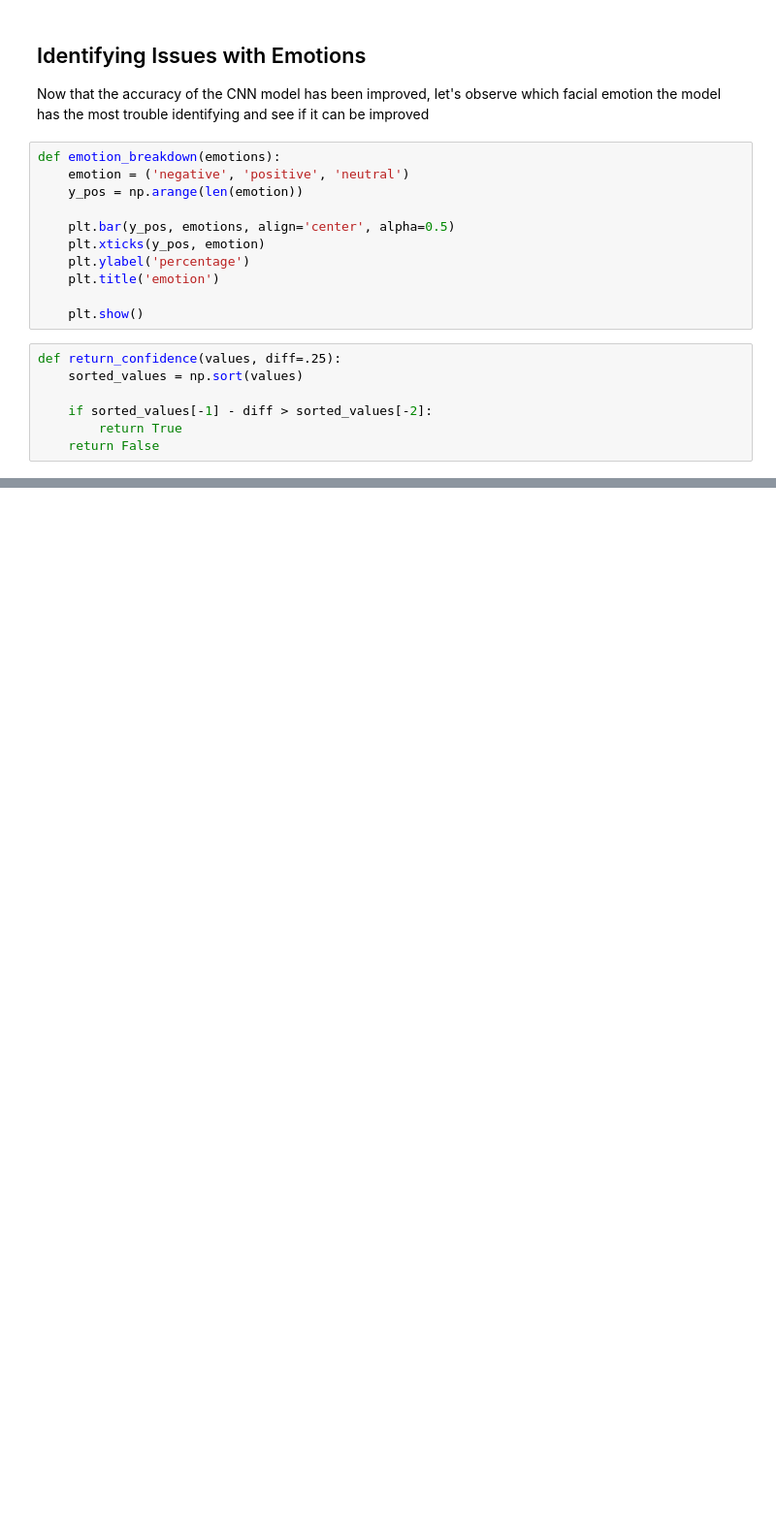
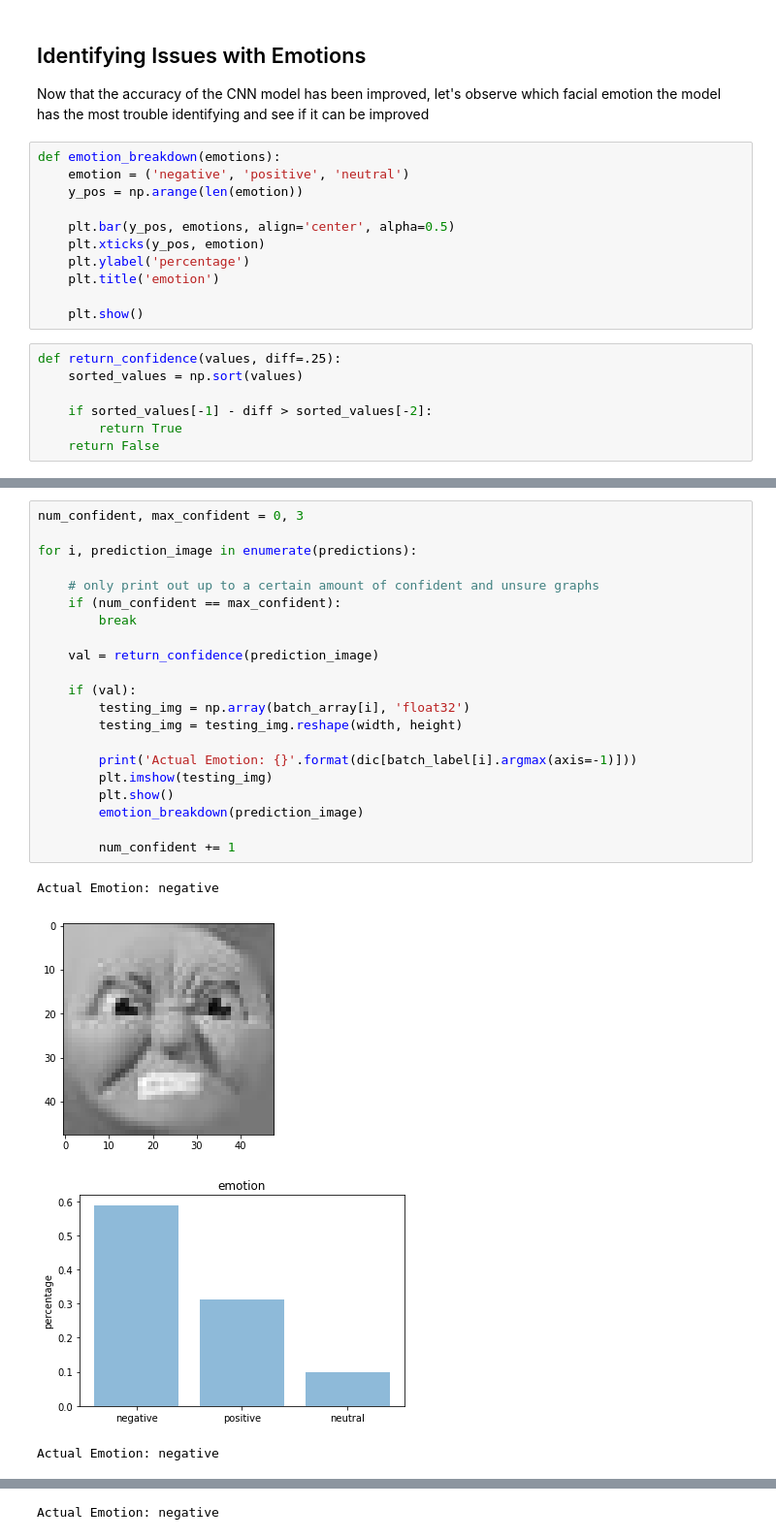
Before and after one commit to brianjinkim/Projects, a Jupyter notebook: Facial Emotion Recognition/Facial Emotion Classification.ipynb, the cells around one changed output, grey strips where cells are left out. Shown at 97% size. Drawn from its saved outputs; the diff is of its cells as text; blank space fills up the shorter version.

```diff
--- a/Facial Emotion Recognition/Facial Emotion Classification.ipynb
+++ b/Facial Emotion Recognition/Facial Emotion Classification.ipynb
@@ -672,0 +795,26 @@ plt.show()
+# %%
+num_confident, max_confident = 0, 3
+
+for i, prediction_image in enumerate(predictions):
+
+    # only print out up to a certain amount of confident and unsure graphs
+    if (num_confident == max_confident):
+        break
+
+    val = return_confidence(prediction_image)
+
+    if (val):
+        testing_img = np.array(batch_array[i], 'float32')
+        testing_img = testing_img.reshape(width, height)
+
+        print('Actual Emotion: {}'.format(dic[batch_label[i].argmax(axis=-1)]))
+        plt.imshow(testing_img)
+        plt.show()
+        emotion_breakdown(prediction_image)
+
+        num_confident += 1
+# %% [output]
+Actual Emotion: negative
+[figure, added]
+[figure, added]
+Actual Emotion: negative
@@ -672,0 +823 @@ plt.show()
+Actual Emotion: negative
```
Also changed, not shown: parts of 21 cells of this notebook, 1 other file.
